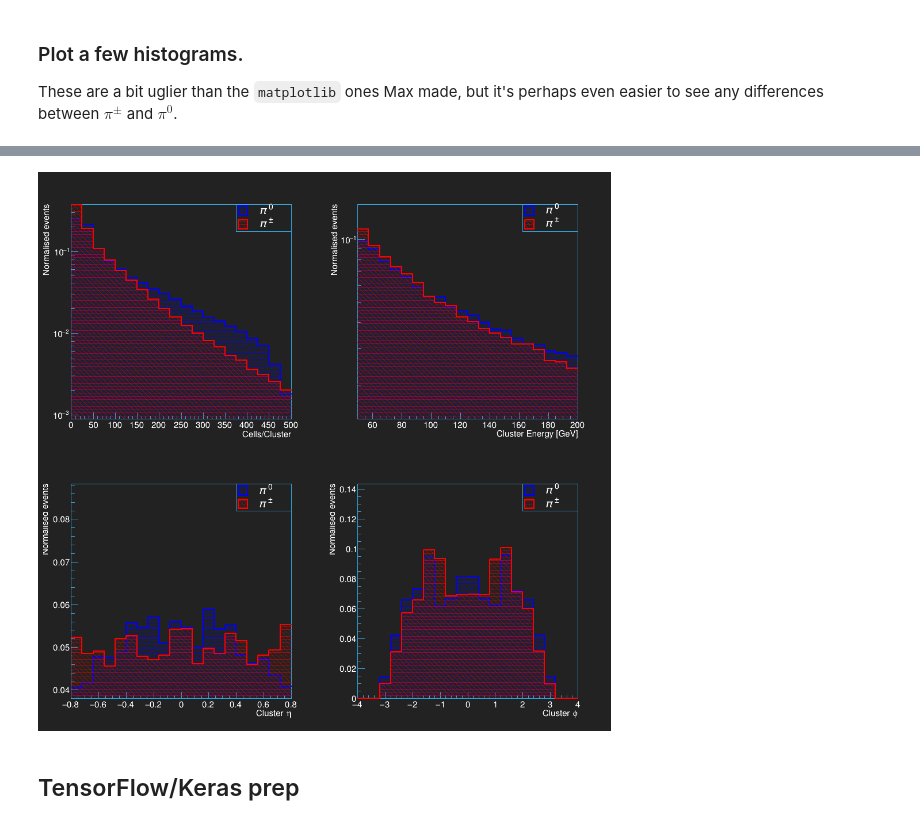
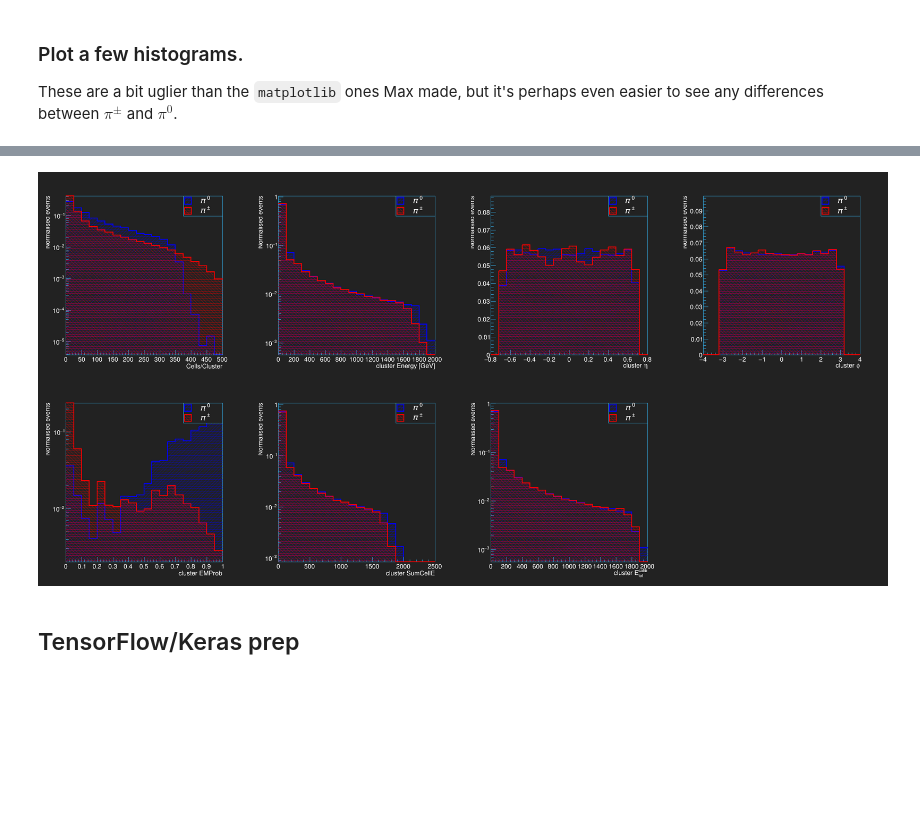
Before and after one commit to atlas-calo-ml/caloml-atlas, a Jupyter notebook: classifier/TopoClusterClassifier_Jan.ipynb, the cells around one changed output, grey strips where cells are left out. Drawn from its saved outputs; the diff is of its cells as text; code cells hidden in the pictures; blank space fills up the shorter version.

```diff
--- a/classifier/TopoClusterClassifier_Jan.ipynb
+++ b/classifier/TopoClusterClassifier_Jan.ipynb
@@ -143,7 +143,9 @@ pdata,pcells = mu.setupPionData(
     verbose=True,
     load=True,
     save=True,
-    filename=inputpath + 'tdata'
+    filename=inputpath + 'tdata',
+    match_distribution='cluster_ENG_CALIB_TOT',
+    match_binning = (20,0.,2000.)
 )
 
 total = np.sum([len(x) for x in pdata.values()],dtype=int)
@@ -207,17 +208,27 @@ histos = []
 legends = []
 
 # Exhaustive list of quantities we want to plot. Note that some will not be available, depending on dataset provenance/age.
-qtys = ['cluster_nCells',
-        'clusterE', 'cluster_E',
-        'clusterEta', 'cluster_Eta',
-        'clusterPhi', 'cluster_Eta',
-        'cluster_EM_PROBABILITY', 'cluster_sumCellE'
-       ]
+qtys = [
+    ('cluster_nCells','Cells/Cluster',(0,500)),
+    ('clusterE','cluster Energy [GeV]',(0.,2000)),
+    ('cluster_E','cluster Energy [GeV]',(0.,2000)),
+    ('clusterEta','cluster #eta',(-0.8,0.8)),
+    ('cluster_Eta','cluster #eta',(-0.8,0.8)),
+    ('clusterPhi','cluster #phi',(-4.,4.)),
+    ('cluster_Phi','cluster #phi',(-4.,4.)),
+    ('cluster_EM_PROBABILITY','cluster EMProb',(0.,1.)),
+    ('cluster_sumCellE','cluster SumCellE',(0.,2500.)),
+    ('cluster_ENG_CALIB_TOT','cluster E^{calib}_{tot}',(0.,2000.))
+]
 
-qtys = [x for x in qtys if x in branches]
+qtys = [x for x in qtys if x[0] in branches]
 
-qty_labels = ['Cells/Cluster', 'Cluster Energy [GeV]', 'Cluster #eta', 'Cluster #phi', 'Cluster EMProb', 'Cluster SumCellE']
-qty_ranges = [(0,500), (50,200), (-0.8,0.8), (-4.,4.), (0.,1.), (0.,2500.)]
+qty_labels = [x[1] for x in qtys]
+qty_ranges = [x[2] for x in qtys]
+qtys =       [x[0] for x in qtys]
+
+# qty_labels = ['Cells/Cluster', 'Cluster Energy [GeV]', 'Cluster #eta', 'Cluster #phi', 'Cluster EMProb', 'Cluster SumCellE']
+# qty_ranges = [(0,500), (50,200), (-0.8,0.8), (-4.,4.), (0.,1.), (0.,2500.)]
 
 # Set up a canvas.
 plot_size = 500
@@ -251,7 +262,8 @@ for i, (qty, label, rng) in enumerate(zip(qtys, qty_labels, qty_ranges)):
         leg.Draw()
         histos.append(hist)
         legends.append(leg)
-    if(qty in ['cluster_nCells','clusterE', 'cluster_E', 'cluster_EM_PROBABILITY', 'cluster_sumCellE']): rt.gPad.SetLogy()
+    if(qty in ['cluster_nCells','clusterE', 'cluster_E', 'cluster_EM_PROBABILITY', 'cluster_sumCellE', 'cluster_ENG_CALIB_TOT']): rt.gPad.SetLogy()
 canvas.Draw()
-canvas.SaveAs(plotpath+'hist_pi0_plus_minus.pdf')
+
+canvas.SaveAs(plotpath+'hist_pi0_plus_minus.png')
 # %% [output]
@@ -262,4 +271,4 @@ Info in <TCanvas::Print>: pdf file /local/home/jano/ml4pions/LCStudies/classifie
-[figure, old version]
+[figure, new version]
 # %% [markdown]
 ## TensorFlow/Keras prep
 # %%
```
Also changed, not shown: parts of 4 cells of this notebook, 1 other file.
